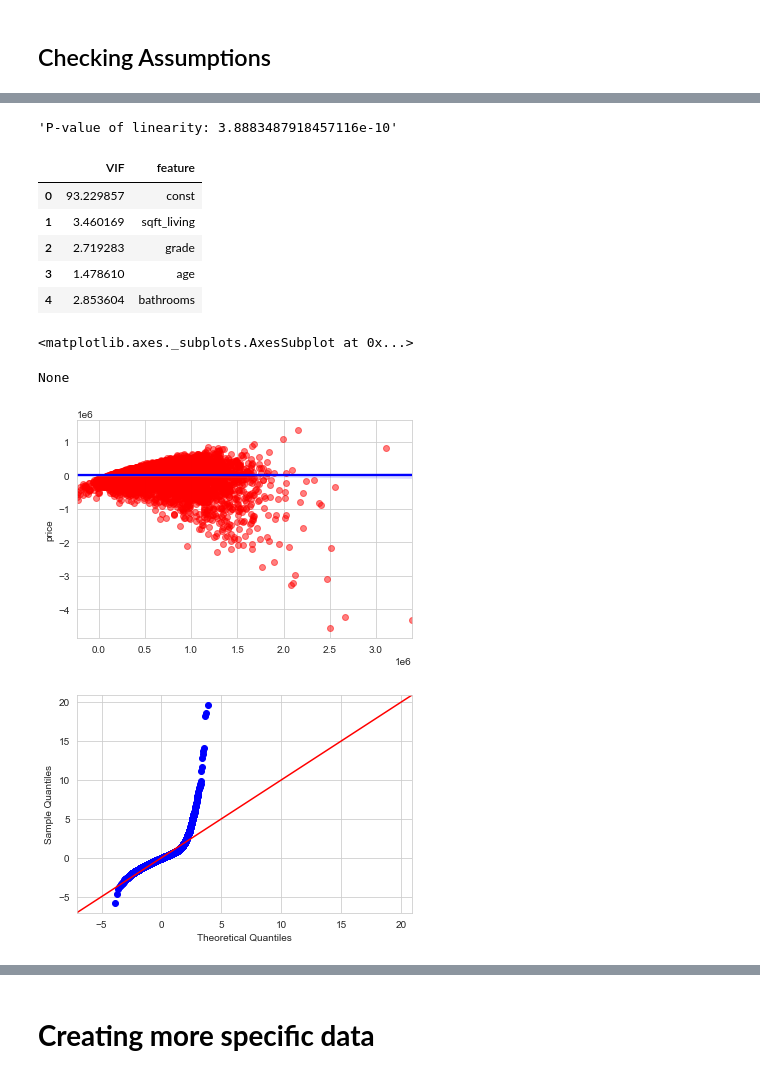
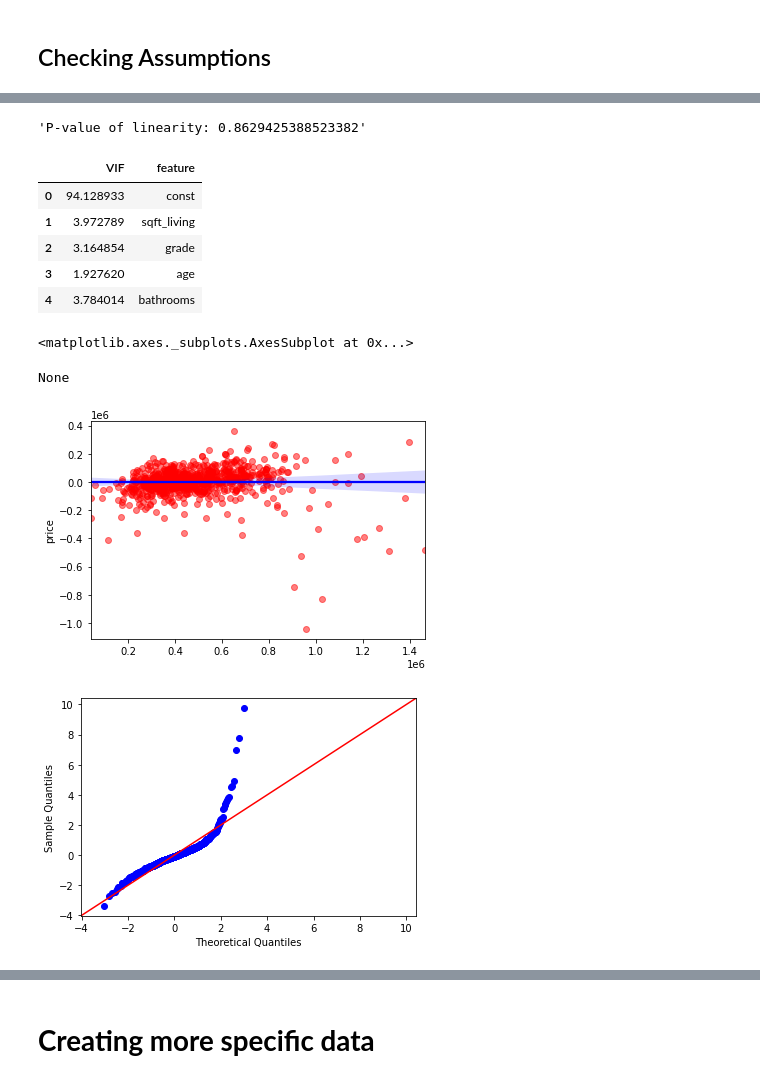
Before and after one commit to kjkahalley/King-County-housing-analysis, a Jupyter notebook: notebooks/exploratory/killian/main_notebook.ipynb, the cells around one changed output, grey strips where cells are left out. Cells and saved outputs as stored; diff of their text form; code cells hidden in the pictures.

```diff
--- a/notebooks/exploratory/killian/main_notebook.ipynb
+++ b/notebooks/exploratory/killian/main_notebook.ipynb
@@ -189,16 +219,16 @@ sns.distplot(df_country['sqft_living'])
 # %% [markdown]
 ## Model Creation
 # %%
-X_seattle1 = sm.add_constant(df_seattle[['sqft_living','grade','age', 'bathrooms']])
-y_seattle1 = df_seattle['price']
+X_urban1 = sm.add_constant(df_urban[['sqft_living','grade','age', 'bathrooms']])
+y_urban1 = df_urban['price']
 
-X_country1 = sm.add_constant(df_country[['sqft_living','grade','age', 'bathrooms']])
-y_country1 = df_country['price']
+X_rural1 = sm.add_constant(df_rural[['sqft_living','grade','age', 'bathrooms']])
+y_rural1 = df_rural['price']
 
-base_model_seattle = sm.OLS(y_seattle1, X_seattle1)
-base_model_country = sm.OLS(y_country1, X_country1)
+base_model_urban = sm.OLS(y_urban1, X_urban1)
+base_model_rural = sm.OLS(y_rural1, X_rural1)
 
-test_results_seattle = base_model_seattle.fit()
-test_results_country = base_model_country.fit()
+test_results_urban = base_model_urban.fit()
+test_results_rural = base_model_rural.fit()
 # %% [markdown]
 ## Checking Assumptions
@@ -219,14 +235,14 @@ None
-# %%
-check_model(base_model_seattle, X_seattle1, y_seattle1)
-# %% [output]
-'P-value of linearity: 3.8883487918457116e-10'
-|  | VIF | feature |
-| 0 | 93.229857 | const |
-| 1 | 3.460169 | sqft_living |
-| 2 | 2.719283 | grade |
-| 3 | 1.478610 | age |
-| 4 | 2.853604 | bathrooms |
-<matplotlib.axes._subplots.AxesSubplot at 0x...>
-None
-[figure, removed]
-[figure, removed]
+# %%
+check_model(base_model_rural, X_rural1, y_rural1)
+# %% [output]
+'P-value of linearity: 0.8629425388523382'
+|  | VIF | feature |
+| 0 | 94.128933 | const |
+| 1 | 3.972789 | sqft_living |
+| 2 | 3.164854 | grade |
+| 3 | 1.927620 | age |
+| 4 | 3.784014 | bathrooms |
+<matplotlib.axes._subplots.AxesSubplot at 0x...>
+None
+[figure, added]
+[figure, added]
```
Also changed, not shown: parts of 62 cells of this notebook, 12 other files.
